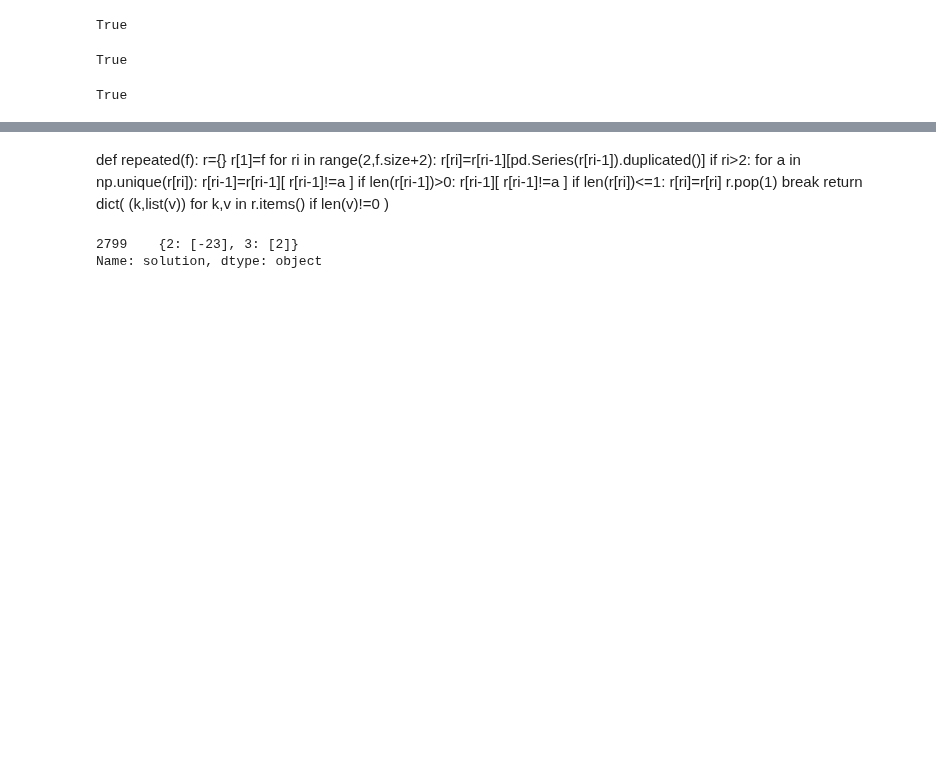
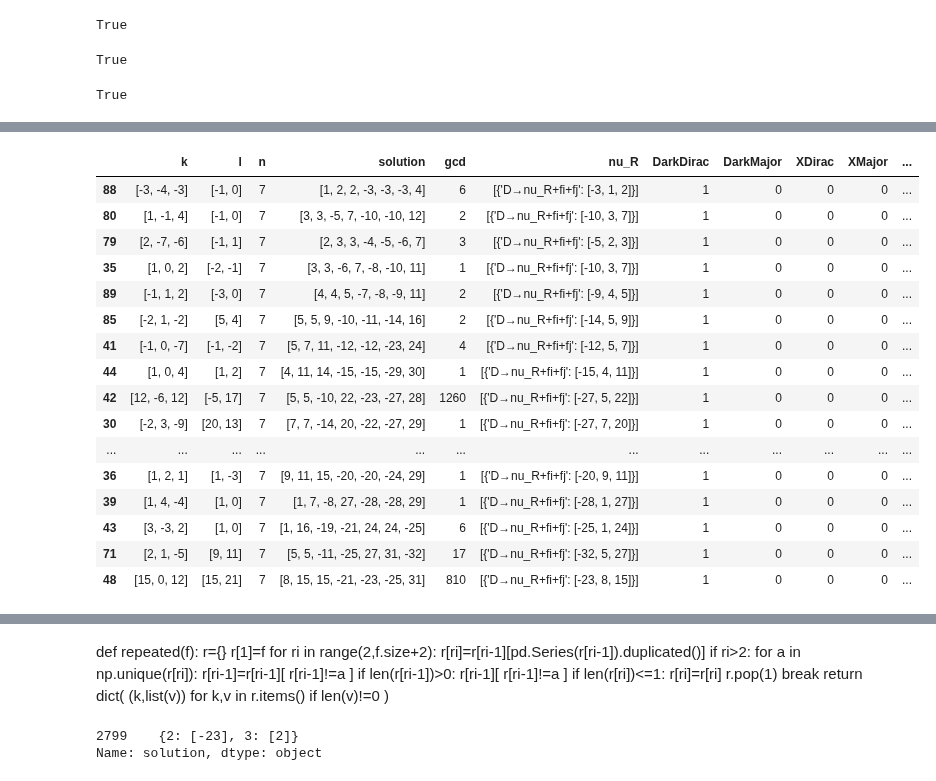
Before and after one commit to LBJ-Wade/anomaly, a Jupyter notebook: Analysis.ipynb, the cells around one changed output, grey strips where cells are left out. Drawn from its saved outputs; the diff is of its cells as text; code cells hidden in the pictures; blank space fills up the shorter version.

Commit message:
filter solutions for D=5 implemented

```diff
--- a/Analysis.ipynb
+++ b/Analysis.ipynb
@@ -162 +181,14 @@ cl6['XM_massless']=cl6.apply(lambda row: massfer(row,label='XMajor',Dim=6),axis=
+# %%
+def sltn_intersection(row,model='DarkDirac',Dim=5):
+    model,label=get_label(model,Dim=Dim)
+    sltn_int=0
+    l=list(itertools.chain(*row['sltn'].values() ) )
+    #print(l,label)
+    for d in row['nu_R']:
+        if d.get(label):
+            #print(d)
+            intrs=len(np.intersect1d(d.get(label), l ))
+            if intrs>sltn_int:
+                sltn_int=intrs
+    return sltn_int
 # %%
@@ -179,0 +200,2 @@ cl[ (cl['n']>0) &  (cl['DarkMajor']>0) ].sort_values(['n','DM_massless','total']
+# %%
+row=cl[cl['solution'].astype(str)=='[1, 4, 5, 5, -8, -10, -10, 13]'].reset_index(drop=True).loc[0].to_dict()
@@ -179,0 +289,6 @@ cl[ (cl['n']>0) &  (cl['DarkMajor']>0) ].sort_values(['n','DM_massless','total']
+# %%
+models={'DarkDirac':((tmp['DarkDirac']==0) & (tmp['DarkMajor']>0) & (tmp['XDirac']==0) & (tmp['XMajor']==0))}
+mdl=list(models.keys())[0]
+tmp['sltn_len']=-tmp.apply(lambda row: sltn_intersection(row, model='DarkMajor',Dim=5 ) ,axis='columns')
+# %%
+tmp=tmp[(tmp['DarkDirac']==0) & (tmp['DarkMajor']>0) & (tmp['XDirac']==0) & (tmp['XMajor']==0)].sort_values(['n','DD_massless','sltn_len','total'])
@@ -179,0 +322,21 @@ cl[ (cl['n']>0) &  (cl['DarkMajor']>0) ].sort_values(['n','DM_massless','total']
+# %%
+n=7
+tmp[tmp['n']==n]
+# %% [output]
+|  | k | l | n | solution | gcd | nu_R | DarkDirac | DarkMajor | XDirac | XMajor | ... |
+| 88 | [-3, -4, -3] | [-1, 0] | 7 | [1, 2, 2, -3, -3, -3, 4] | 6 | [{'D→nu_R+fi+fj': [-3, 1, 2]}] | 1 | 0 | 0 | 0 | ... |
+| 80 | [1, -1, 4] | [-1, 0] | 7 | [3, 3, -5, 7, -10, -10, 12] | 2 | [{'D→nu_R+fi+fj': [-10, 3, 7]}] | 1 | 0 | 0 | 0 | ... |
+| 79 | [2, -7, -6] | [-1, 1] | 7 | [2, 3, 3, -4, -5, -6, 7] | 3 | [{'D→nu_R+fi+fj': [-5, 2, 3]}] | 1 | 0 | 0 | 0 | ... |
+| 35 | [1, 0, 2] | [-2, -1] | 7 | [3, 3, -6, 7, -8, -10, 11] | 1 | [{'D→nu_R+fi+fj': [-10, 3, 7]}] | 1 | 0 | 0 | 0 | ... |
+| 89 | [-1, 1, 2] | [-3, 0] | 7 | [4, 4, 5, -7, -8, -9, 11] | 2 | [{'D→nu_R+fi+fj': [-9, 4, 5]}] | 1 | 0 | 0 | 0 | ... |
+| 85 | [-2, 1, -2] | [5, 4] | 7 | [5, 5, 9, -10, -11, -14, 16] | 2 | [{'D→nu_R+fi+fj': [-14, 5, 9]}] | 1 | 0 | 0 | 0 | ... |
+| 41 | [-1, 0, -7] | [-1, -2] | 7 | [5, 7, 11, -12, -12, -23, 24] | 4 | [{'D→nu_R+fi+fj': [-12, 5, 7]}] | 1 | 0 | 0 | 0 | ... |
+| 44 | [1, 0, 4] | [1, 2] | 7 | [4, 11, 14, -15, -15, -29, 30] | 1 | [{'D→nu_R+fi+fj': [-15, 4, 11]}] | 1 | 0 | 0 | 0 | ... |
+| 42 | [12, -6, 12] | [-5, 17] | 7 | [5, 5, -10, 22, -23, -27, 28] | 1260 | [{'D→nu_R+fi+fj': [-27, 5, 22]}] | 1 | 0 | 0 | 0 | ... |
+| 30 | [-2, 3, -9] | [20, 13] | 7 | [7, 7, -14, 20, -22, -27, 29] | 1 | [{'D→nu_R+fi+fj': [-27, 7, 20]}] | 1 | 0 | 0 | 0 | ... |
+| ... | ... | ... | ... | ... | ... | ... | ... | ... | ... | ... | ... |
+| 36 | [1, 2, 1] | [1, -3] | 7 | [9, 11, 15, -20, -20, -24, 29] | 1 | [{'D→nu_R+fi+fj': [-20, 9, 11]}] | 1 | 0 | 0 | 0 | ... |
+| 39 | [1, 4, -4] | [1, 0] | 7 | [1, 7, -8, 27, -28, -28, 29] | 1 | [{'D→nu_R+fi+fj': [-28, 1, 27]}] | 1 | 0 | 0 | 0 | ... |
+| 43 | [3, -3, 2] | [1, 0] | 7 | [1, 16, -19, -21, 24, 24, -25] | 6 | [{'D→nu_R+fi+fj': [-25, 1, 24]}] | 1 | 0 | 0 | 0 | ... |
+| 71 | [2, 1, -5] | [9, 11] | 7 | [5, 5, -11, -25, 27, 31, -32] | 17 | [{'D→nu_R+fi+fj': [-32, 5, 27]}] | 1 | 0 | 0 | 0 | ... |
+| 48 | [15, 0, 12] | [15, 21] | 7 | [8, 15, 15, -21, -23, -25, 31] | 810 | [{'D→nu_R+fi+fj': [-23, 8, 15]}] | 1 | 0 | 0 | 0 | ... |
```
Also changed, not shown: parts of 20 cells of this notebook.
